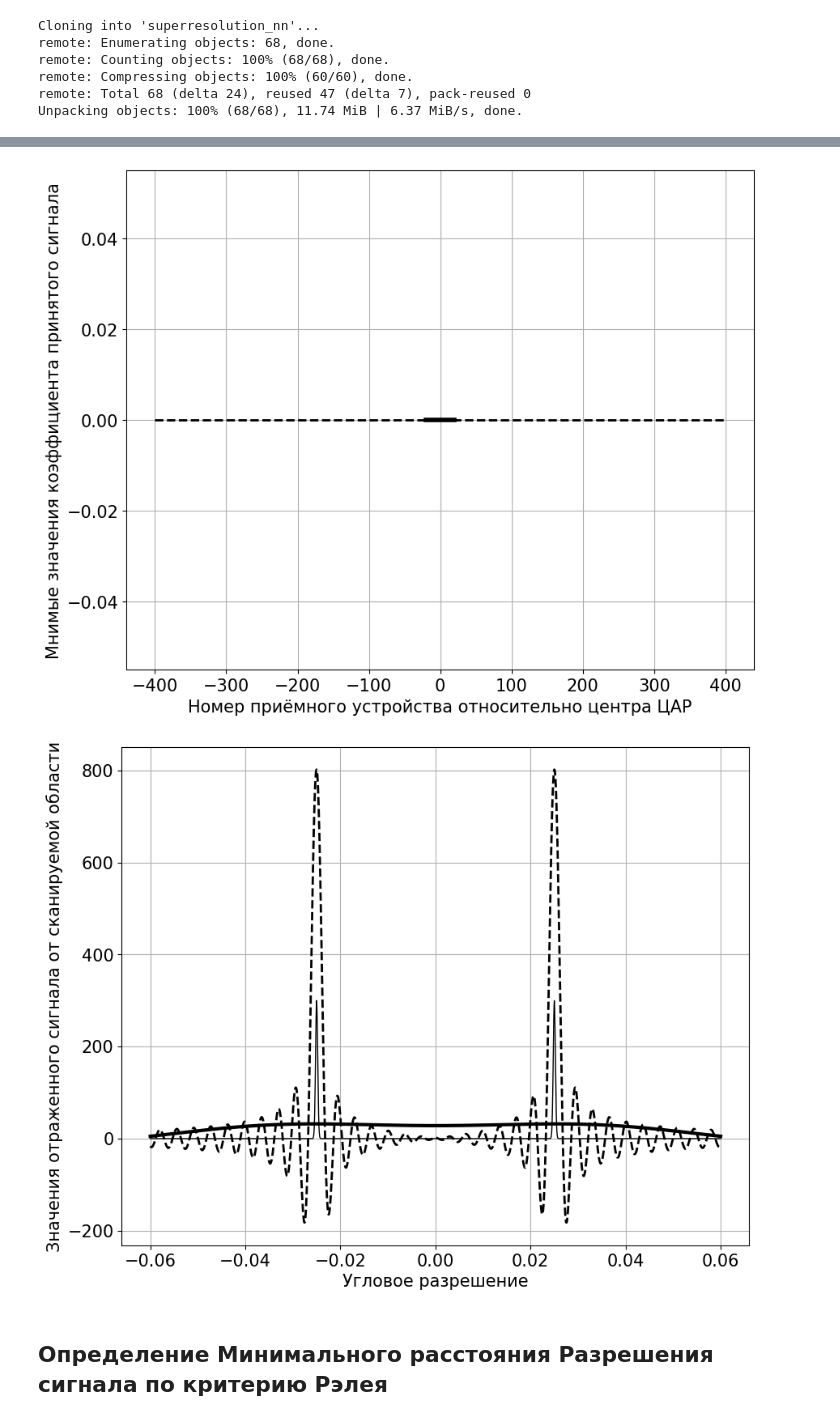
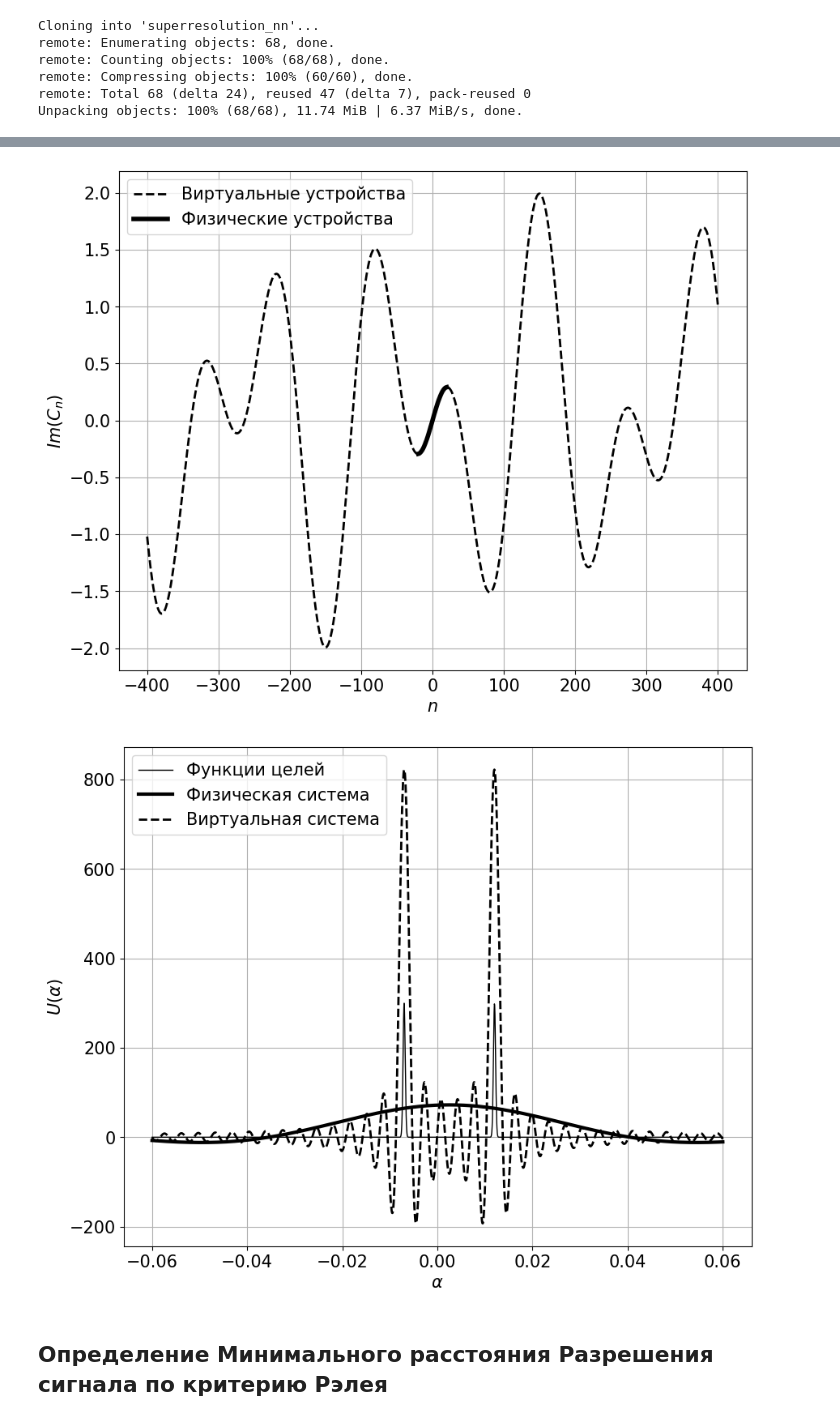
Before and after one commit to qwerty29544/superresolution_nn, a Jupyter notebook: ipynb/superresolution_gpu.ipynb, the cells around one changed output, grey strips where cells are left out. Saved outputs shown, nothing was run; the diff lists cells and outputs as text; code cells hidden in the pictures.

```diff
--- a/ipynb/superresolution_gpu.ipynb
+++ b/ipynb/superresolution_gpu.ipynb
@@ -27,7 +114,10 @@ def gauss(x, mean = 0.0, var = 0.0001, amp = 1.0):
 
 
 
-def signal_gauss(x, alpha0 = [0.01, -0.01], scale = 0.00001, amp = [1.0, 1.0]):
+def signal_gauss(x,
+                 alpha0 = [0.01, -0.01],
+                 scale = 0.00001,
+                 amp = [1.0, 1.0]):
     result = 0
     for idx, pos in enumerate(alpha0):
         result += gauss(x, pos, scale, amp[idx])
@@ -62,5 +152,5 @@ k = 2 * np.pi       # Волновое число
 d = 0.7             # Расстояние между излучателями
 
 alpha = np.linspace(-0.06, 0.06, 2000)  # Угловое разрешение области
-targets = [-0.025, 0.025]              # Положения целей
+targets = [-0.007, 0.012]              # Положения целей
 amplitude = [300, 300]
@@ -100,28 +193,49 @@ plt.savefig("../rmarkdown_report/Begin_virtual.png")
 # %%
+"""
+Действительные значения коэффициентов $C_n$ принятого сигнала на приемном устройстве $n$;
+ось абсцисс $n$ - номер приёмного устройства ЦАР относительно центра;
+ось ординат $Im(C_n)$ - мнимые значения коэффициентов принятого сигнала на $n$-том элементе;
+толстая сплошная линия обозначает значения коэффициентов $C_n$ моделируемой ЦАР, измеренные с реальных физических устройств;
+тонкая штриховая линия обозначает значения коэффициентов $C_n$ виртуальной ЦАР, моделируемые той же функцией.
+"""
+
 plt.figure(figsize = (10, 8), dpi = 100)
-plt.plot(n_virtual, np.imag(Cn_virtual), label = "Виртуальная система, желаемые значения",
-         c = "#000000", linestyle = "--", linewidth = 2)
-plt.plot(n_real, np.imag(Cn_real), label = "Физическая система, реальные значения",
-         c = "#000000", linestyle = "-", linewidth = 4)
-#plt.legend()
+plt.plot(n_virtual, np.imag(Cn_virtual),
+         label = "Виртуальные устройства",
+         c = "#000000",
+         linestyle = "--",
+         linewidth = 2)
+plt.plot(n_real, np.imag(Cn_real),
+         label = "Физические устройства",
+         c = "#000000",
+         linestyle = "-",
+         linewidth = 4)
+plt.legend()
 plt.grid()
-plt.xlabel("Номер приёмного устройства относительно центра ЦАР")
-plt.ylabel("Мнимые значения коэффициента принятого сигнала")
-plt.savefig("../rmarkdown_report/Begin_virtual_imag.png")
+plt.xlabel(r'$n$')
+plt.ylabel(r'$Im(C_n)$')
+plt.savefig("../rmarkdown_report/Begin_virtual_imag_bw.png")
 # %% [output]
-[figure, old version]
+[figure, new version]
 # %%
+"""
+
+"""
+
 plt.figure(figsize = (10, 8), dpi = 100)
-plt.plot(alpha, signals, label = "Функции целей", c = "#000000", linewidth = 1)
-plt.plot(alpha, np.real(U_real), label = "Принятый сигнал, физическая система", c = "#000000", linewidth = 3)
-plt.plot(alpha, np.real(U_virtual), label = "Принятый сигнал, виртуальная система", c = "#000000", linewidth = 2, linestyle = "--")
-#plt.legend()
+plt.plot(alpha, signals,
+         label = "Функции целей", c = "#000000", linewidth = 1)
+plt.plot(alpha, np.real(U_real),
+         label = "Физическая система", c = "#000000", linewidth = 3)
+plt.plot(alpha, np.real(U_virtual),
+         label = "Виртуальная система", c = "#000000", linewidth = 2, linestyle = "--")
+plt.legend()
 plt.grid()
-plt.xlabel("Угловое разрешение")
-plt.ylabel("Значения отраженного сигнала от сканируемой области")
-plt.savefig("../rmarkdown_report/Begin_target.png")
+plt.xlabel(r"$\alpha$")
+plt.ylabel(r"$U(\alpha)$")
+plt.savefig("../rmarkdown_report/Begin_target_bw.png")
 # %% [output]
-[figure, old version]
+[figure, new version]
 # %% [markdown]
 ## Определение Минимального расстояния Разрешения сигнала по критерию Рэлея
 # %%
```
Also changed, not shown: parts of 26 cells of this notebook, 31 other files.
